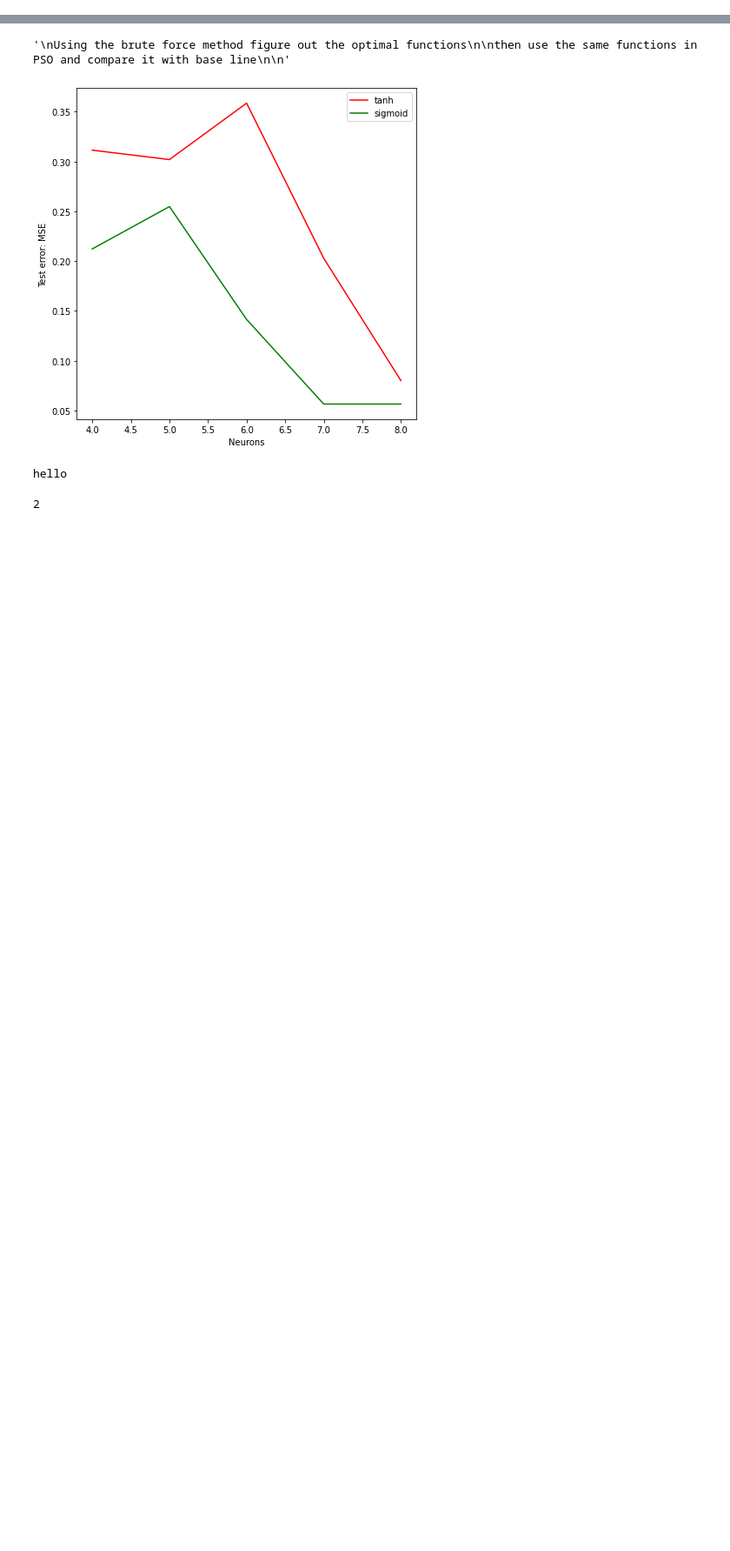
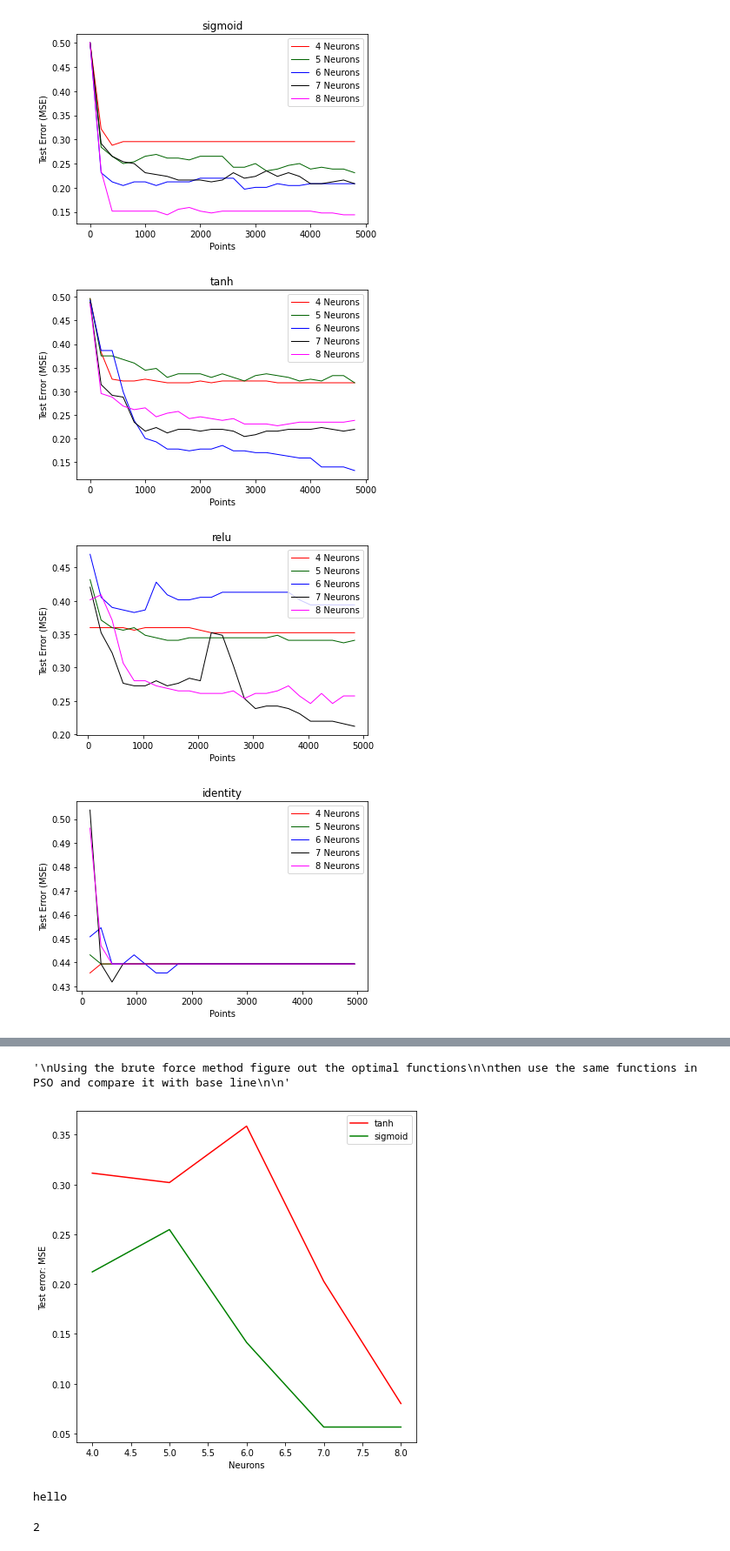
Before and after one commit to Kayzee805/NAT-CW2, a Jupyter notebook: pso-ann/test2.ipynb, the cells around one changed output, grey strips where cells are left out. Shown: that part at 87% size. Cells and saved outputs as stored; diff of their text form; code cells hidden in the pictures; blank space fills up the shorter version.

Commit message:
have more plots

```diff
--- a/pso-ann/test2.ipynb
+++ b/pso-ann/test2.ipynb
@@ -6,6 +6,7 @@ import numpy as np
 import sklearn.metrics
 import sklearn.datasets
 import sklearn.model_selection
+import matplotlib.pyplot as plt
 
 
 import pso
@@ -46,7 +47,8 @@ def eval_neural_network(weights, shape, X, y,activationLayer):
         weights = vector_to_weights(w, shape)
         nn = ann.MultiLayerPerceptron(shape, weights=weights)
         y_pred = nn.run(X,activationLayer)
-        mse = np.append(mse, sklearn.metrics.mean_squared_error(np.atleast_2d(y), y_pred))
+        #print("eval network :",y.shape,y_pred.shape,X.shape)
+        mse = np.append(mse, sklearn.metrics.mean_squared_error(y, y_pred))
     return mse
 
 def print_best_particle(best_particle):
@@ -193,5 +195,8 @@ def training(shape,activationLayer):
 # %%
-shape=(num_inputs,6,num_classes)
-activationLayer="relu"
-training(shape,activationLayer)
-# training(shape,"sigmoid")
+# shape=(num_inputs,4,num_classes)
+# activationLayer="relu"
+# testLoss = training(shape,activationLayer)
+# points = np.arange(iterations)
+# plt.plot(points[4:],testLoss[4:])
+# plt.show()
+# # # training(shape,"sigmoid")
@@ -212,4 +203,7 @@ Mean absolute error score for  = ('relu', 0.2878787878787879)
 # %%
+activations = ['sigmoid','tanh','relu','identity']#,'relu','default']
+#iterations = 10000
+
 def testRun():
     '''
     I want mse to be y axis
@@ -218,9 +212,8 @@ def testRun():
     '''
     #shape = (num_inputs, 8, num_classes)
 
-    activations = ['sigmoid','tanh']#,'relu','default']
     neurons = [4,5,6,7,8]
-    arrays = np.zeros(shape=(len(activations),len(neurons)))
+    arrays = np.zeros(shape=(len(activations),len(neurons),iterations))
 
     for i in range(len(arrays)):
         activationLayer = activations[i]
@@ -228,10 +221,10 @@ def testRun():
             shape = (num_inputs,neurons[k],num_classes)
             mse = training(shape,activationLayer)
             arrays[i][k]=mse
+
             print(i,k)
      #   print(i)
 
     return arrays
-
 arrays = testRun()
 # %% [output]
@@ -280 +248,26 @@ Mean absolute error score for  = ('tanh', 0.17803030303030304)
+# %%
+neurons = [4,5,6,7,8]
+points = np.arange(iterations)
+colors = ['r','darkgreen','b','k','fuchsia']
+stepSize = 200
+for i in range(len(activations)):
+    for k in range(len(neurons)):
+        if activations[i]=="relu":
+            plt.plot(points[40::stepSize],arrays[i][k][40::stepSize],color=colors[k],label= "{0} Neurons".format(neurons[k]),linewidth=1,markevery=1)
+        elif activations[i]=="identity":
+            plt.plot(points[150::stepSize],arrays[i][k][150::stepSize],color=colors[k],label= "{0} Neurons".format(neurons[k]),linewidth=1,markevery=1)
+
+        else:
+            plt.plot(points[::stepSize],arrays[i][k][::stepSize],color=colors[k],label= "{0} Neurons".format(neurons[k]),linewidth=1,markevery=1)
+
+    plt.title(activations[i])
+    plt.legend()
+    plt.xlabel("Points")
+    plt.ylabel("Test Error (MSE)")
+    plt.show()
+# %% [output]
+[figure, added]
+[figure, added]
+[figure, added]
+[figure, added]
 # %%
```
Also changed, not shown: parts of 8 cells of this notebook, 2 other files.
